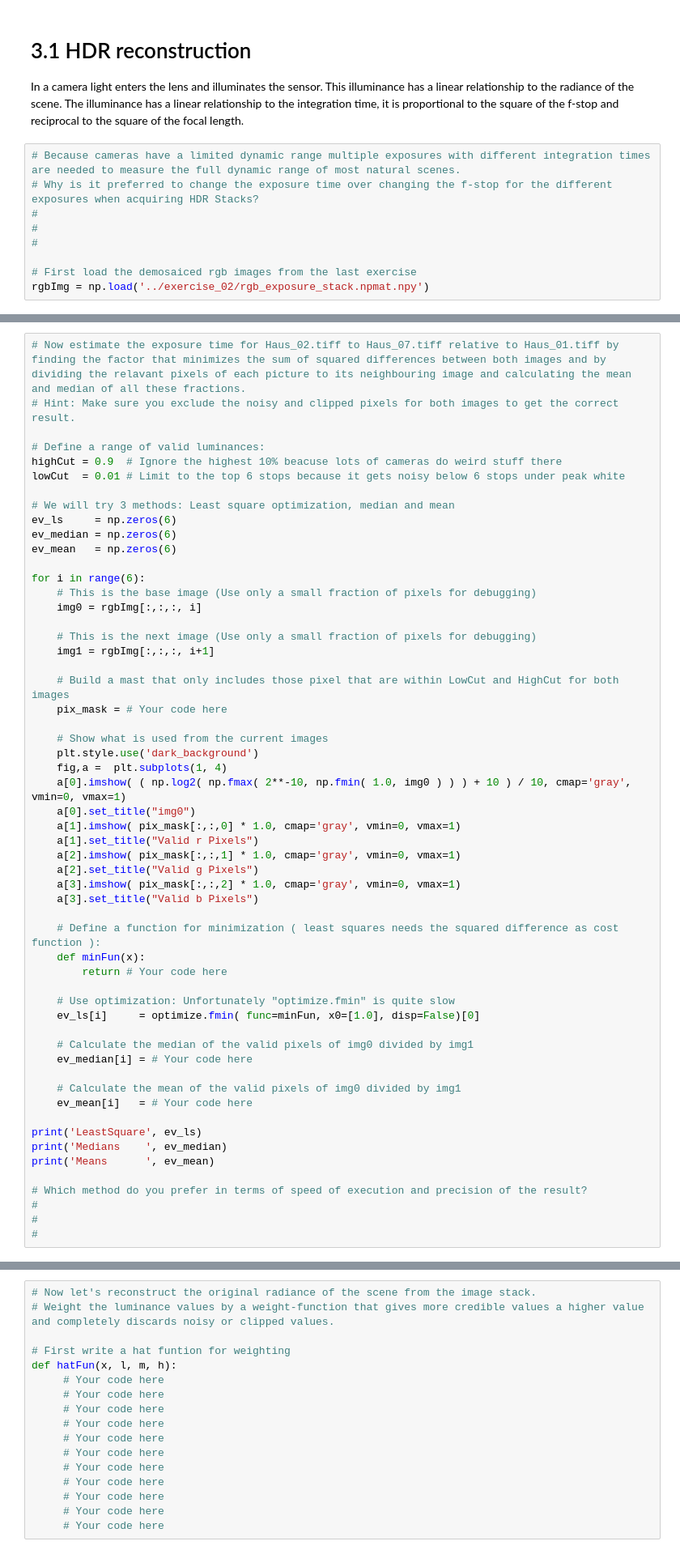
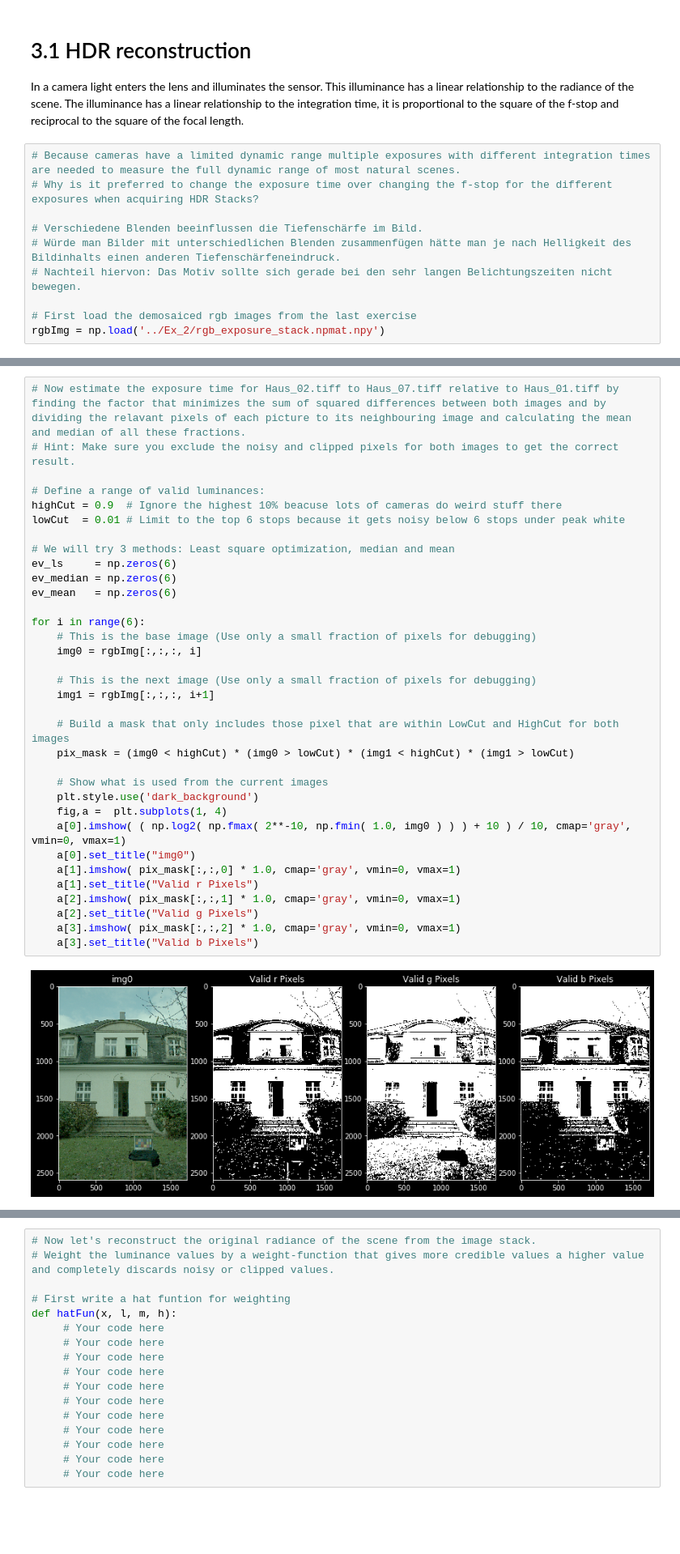
Before and after one commit to kilianeifler/Filmtechnik_HdM, a Jupyter notebook: Ex_3/Exercise_03_Group_xx.ipynb, the cells around one changed output, grey strips where cells are left out. Shown at 81% size. Cells and saved outputs as stored; diff of their text form; blank space fills up the shorter version.

Commit message:
mask

```diff
--- a/Ex_3/Exercise_03_Group_xx.ipynb
+++ b/Ex_3/Exercise_03_Group_xx.ipynb
@@ -47,12 +50,13 @@ In a camera light enters the lens and illuminates the sensor. This illuminance h
 # %%
 # Because cameras have a limited dynamic range multiple exposures with different integration times are needed to measure the full dynamic range of most natural scenes.
 # Why is it preferred to change the exposure time over changing the f-stop for the different exposures when acquiring HDR Stacks?
-#
-#
-#
+
+# Verschiedene Blenden beeinflussen die Tiefenschärfe im Bild.
+# Würde man Bilder mit unterschiedlichen Blenden zusammenfügen hätte man je nach Helligkeit des Bildinhalts einen anderen Tiefenschärfeneindruck.
+# Nachteil hiervon: Das Motiv sollte sich gerade bei den sehr langen Belichtungszeiten nicht bewegen.
 
 # First load the demosaiced rgb images from the last exercise
-rgbImg = np.load('../exercise_02/rgb_exposure_stack.npmat.npy')
+rgbImg = np.load('../Ex_2/rgb_exposure_stack.npmat.npy')
 # %%
 # To illustrate how much data we have in memory:
 print('Image shape:', rgbImg.shape)
@@ -62,54 +69,34 @@ print('Memory consumption:', np.prod( rgbImg.shape ) * 8 / 1024 / 1024, 'MB')
 # Hint: Make sure you exclude the noisy and clipped pixels for both images to get the correct result.
 
 # Define a range of valid luminances:
 highCut = 0.9  # Ignore the highest 10% beacuse lots of cameras do weird stuff there
 lowCut  = 0.01 # Limit to the top 6 stops because it gets noisy below 6 stops under peak white
 
 # We will try 3 methods: Least square optimization, median and mean
 ev_ls     = np.zeros(6)
 ev_median = np.zeros(6)
 ev_mean   = np.zeros(6)
 
 for i in range(6):
     # This is the base image (Use only a small fraction of pixels for debugging)
     img0 = rgbImg[:,:,:, i]
 
     # This is the next image (Use only a small fraction of pixels for debugging)
     img1 = rgbImg[:,:,:, i+1]
 
-    # Build a mast that only includes those pixel that are within LowCut and HighCut for both images
-    pix_mask = # Your code here
+    # Build a mask that only includes those pixel that are within LowCut and HighCut for both images
+    pix_mask = (img0 < highCut) * (img0 > lowCut) * (img1 < highCut) * (img1 > lowCut)
 
     # Show what is used from the current images
     plt.style.use('dark_background')
     fig,a =  plt.subplots(1, 4)
     a[0].imshow( ( np.log2( np.fmax( 2**-10, np.fmin( 1.0, img0 ) ) ) + 10 ) / 10, cmap='gray', vmin=0, vmax=1)
     a[0].set_title("img0")
     a[1].imshow( pix_mask[:,:,0] * 1.0, cmap='gray', vmin=0, vmax=1)
     a[1].set_title("Valid r Pixels")
     a[2].imshow( pix_mask[:,:,1] * 1.0, cmap='gray', vmin=0, vmax=1)
     a[2].set_title("Valid g Pixels")
     a[3].imshow( pix_mask[:,:,2] * 1.0, cmap='gray', vmin=0, vmax=1)
     a[3].set_title("Valid b Pixels")
-
-    # Define a function for minimization ( least squares needs the squared difference as cost function ):
-    def minFun(x):
-        return # Your code here
-
-    # Use optimization: Unfortunately "optimize.fmin" is quite slow
-    ev_ls[i]     = optimize.fmin( func=minFun, x0=[1.0], disp=False)[0]
-
-    # Calculate the median of the valid pixels of img0 divided by img1
-    ev_median[i] = # Your code here
-
-    # Calculate the mean of the valid pixels of img0 divided by img1
-    ev_mean[i]   = # Your code here
-
-print('LeastSquare', ev_ls)
-print('Medians    ', ev_median)
-print('Means      ', ev_mean)
-
-# Which method do you prefer in terms of speed of execution and precision of the result?
-#
-#
-#
+# %% [output]
+[figure, added]
```
Also changed, not shown: parts of 5 cells of this notebook.
